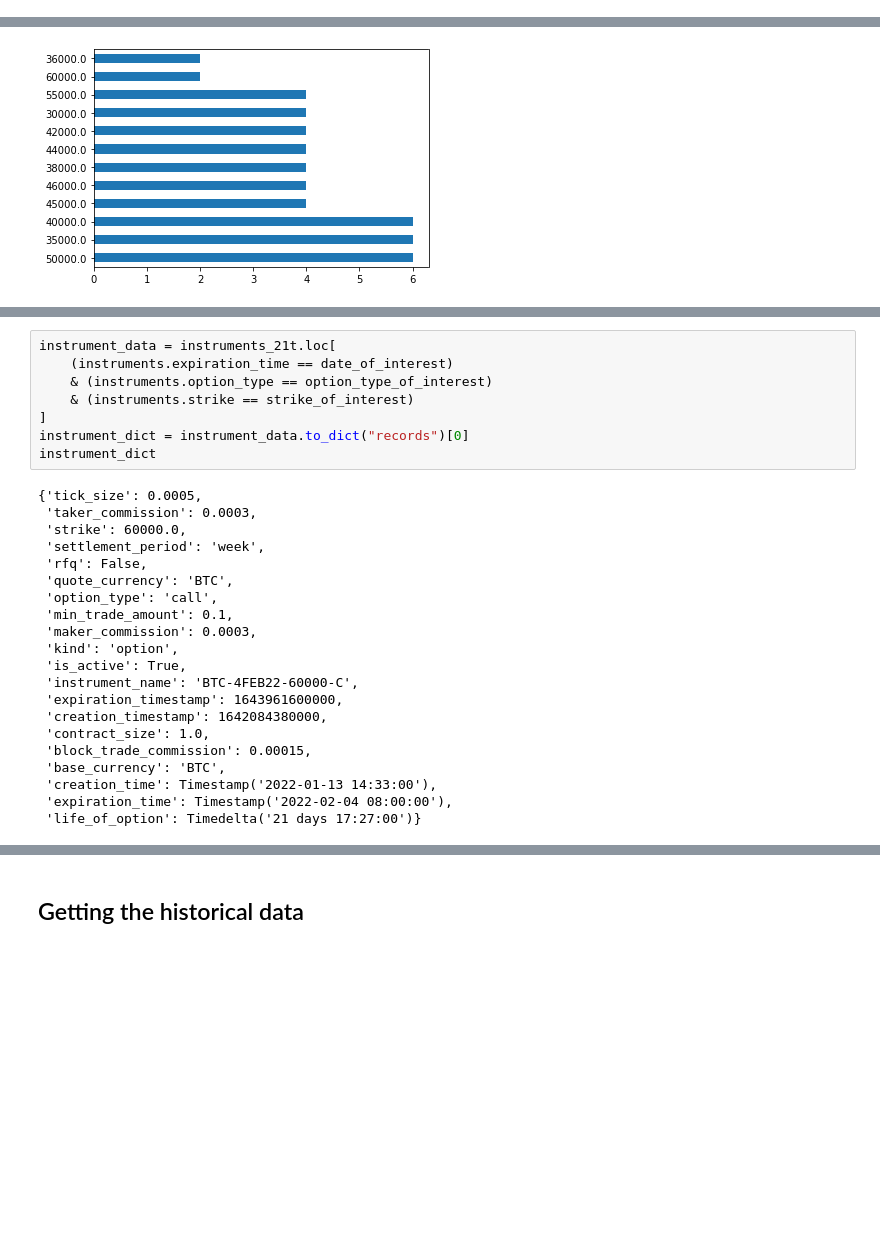
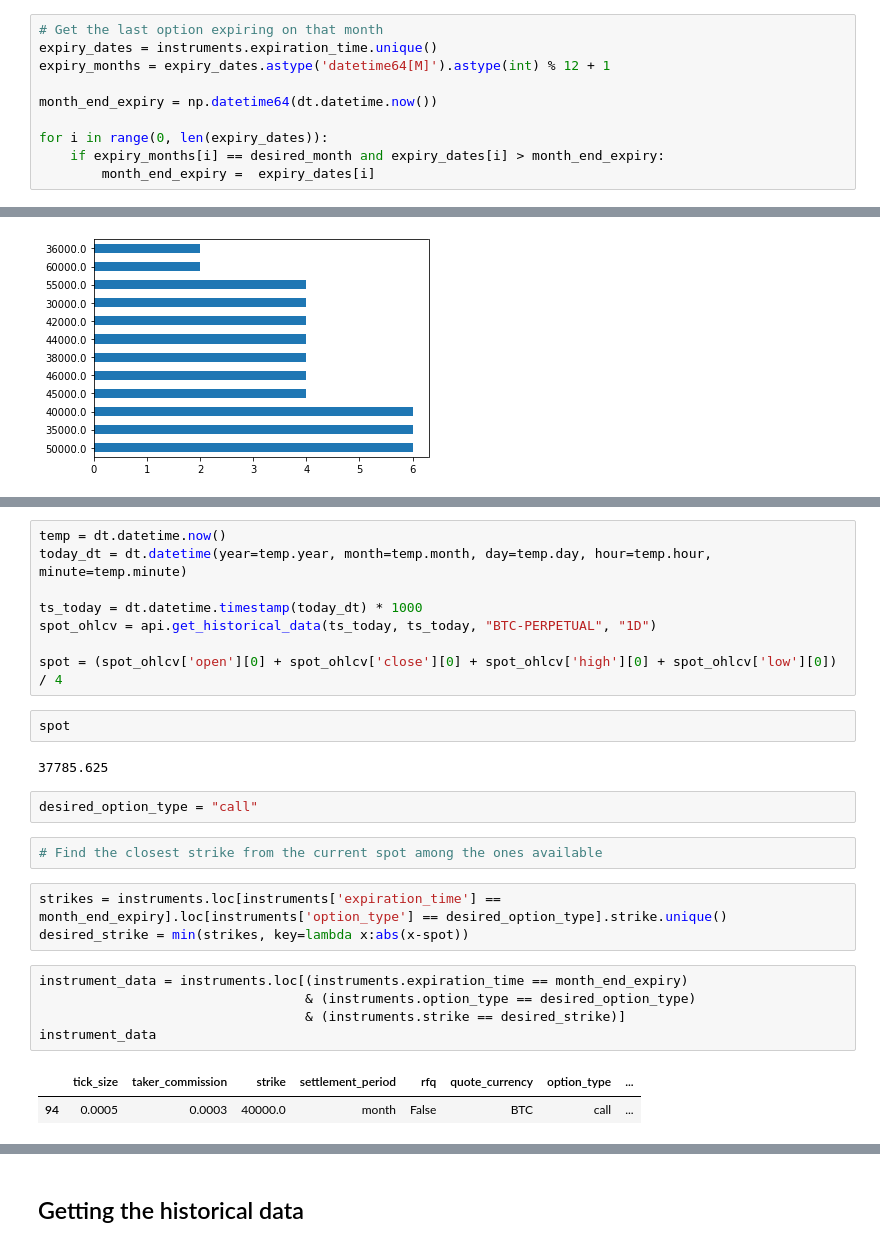
Before and after one commit to marcNY/crypto_option_dashboard, a Jupyter notebook: notebooks/demo.ipynb, the cells around one changed output, grey strips where cells are left out. Saved outputs shown, nothing was run; the diff lists cells and outputs as text; blank space fills up the shorter version.

```diff
--- a/notebooks/demo.ipynb
+++ b/notebooks/demo.ipynb
@@ -53,3 +55,13 @@ Timestamp('2022-01-30 08:00:00')
+# %%
+# Get the last option expiring on that month
+expiry_dates = instruments.expiration_time.unique()
+expiry_months = expiry_dates.astype('datetime64[M]').astype(int) % 12 + 1
+
+month_end_expiry = np.datetime64(dt.datetime.now())
+
+for i in range(0, len(expiry_dates)):
+    if expiry_months[i] == desired_month and expiry_dates[i] > month_end_expiry:
+        month_end_expiry =  expiry_dates[i]
 # %%
 # get all options type for the closest settlement time
 date_of_interest = instruments.expiration_time.min()
@@ -84,30 +88,28 @@ print(strike_of_interest)
+# %%
+temp = dt.datetime.now()
+today_dt = dt.datetime(year=temp.year, month=temp.month, day=temp.day, hour=temp.hour, minute=temp.minute)
+
+ts_today = dt.datetime.timestamp(today_dt) * 1000
+spot_ohlcv = api.get_historical_data(ts_today, ts_today, "BTC-PERPETUAL", "1D")
+
+spot = (spot_ohlcv['open'][0] + spot_ohlcv['close'][0] + spot_ohlcv['high'][0] + spot_ohlcv['low'][0]) / 4
+# %%
+spot
+# %% [output]
+37785.625
+# %%
+desired_option_type = "call"
+# %%
+# Find the closest strike from the current spot among the ones available
+# %%
+strikes = instruments.loc[instruments['expiration_time'] == month_end_expiry].loc[instruments['option_type'] == desired_option_type].strike.unique()
+desired_strike = min(strikes, key=lambda x:abs(x-spot))
 # %%
-instrument_data = instruments_21t.loc[
-    (instruments.expiration_time == date_of_interest)
-    & (instruments.option_type == option_type_of_interest)
-    & (instruments.strike == strike_of_interest)
-]
-instrument_dict = instrument_data.to_dict("records")[0]
-instrument_dict
+instrument_data = instruments.loc[(instruments.expiration_time == month_end_expiry)
+                                  & (instruments.option_type == desired_option_type)
+                                  & (instruments.strike == desired_strike)]
+instrument_data
 # %% [output]
-{'tick_size': 0.0005,
- 'taker_commission': 0.0003,
- 'strike': 60000.0,
- 'settlement_period': 'week',
- 'rfq': False,
- 'quote_currency': 'BTC',
- 'option_type': 'call',
- 'min_trade_amount': 0.1,
- 'maker_commission': 0.0003,
- 'kind': 'option',
- 'is_active': True,
- 'instrument_name': 'BTC-4FEB22-60000-C',
- 'expiration_timestamp': 1643961600000,
- 'creation_timestamp': 1642084380000,
- 'contract_size': 1.0,
- 'block_trade_commission': 0.00015,
- 'base_currency': 'BTC',
- 'creation_time': Timestamp('2022-01-13 14:33:00'),
- 'expiration_time': Timestamp('2022-02-04 08:00:00'),
- 'life_of_option': Timedelta('21 days 17:27:00')}
+|  | tick_size | taker_commission | strike | settlement_period | rfq | quote_currency | option_type | ... |
+| 94 | 0.0005 | 0.0003 | 40000.0 | month | False | BTC | call | ... |
 # %% [markdown]
```
Also changed, not shown: parts of 26 cells of this notebook.
